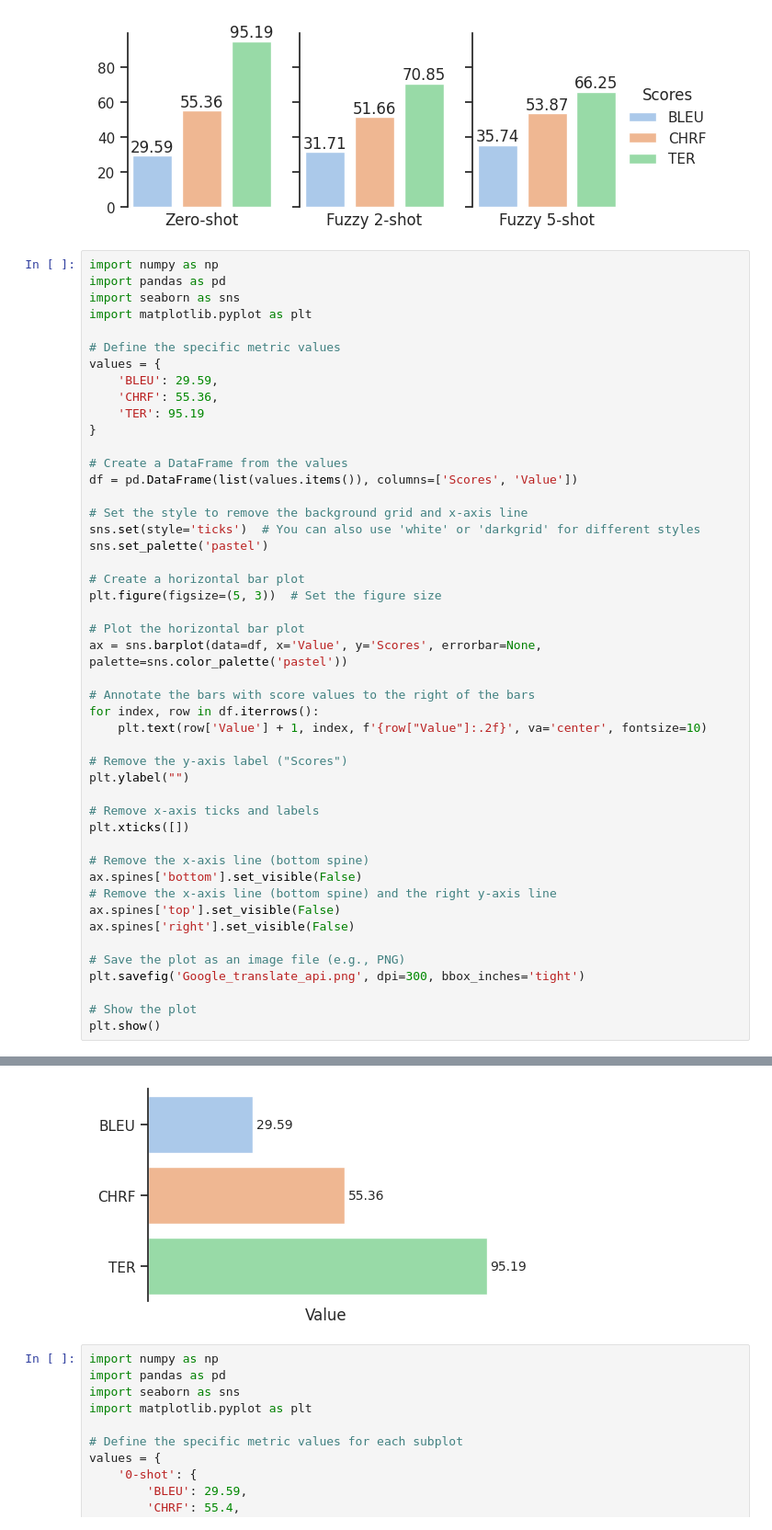
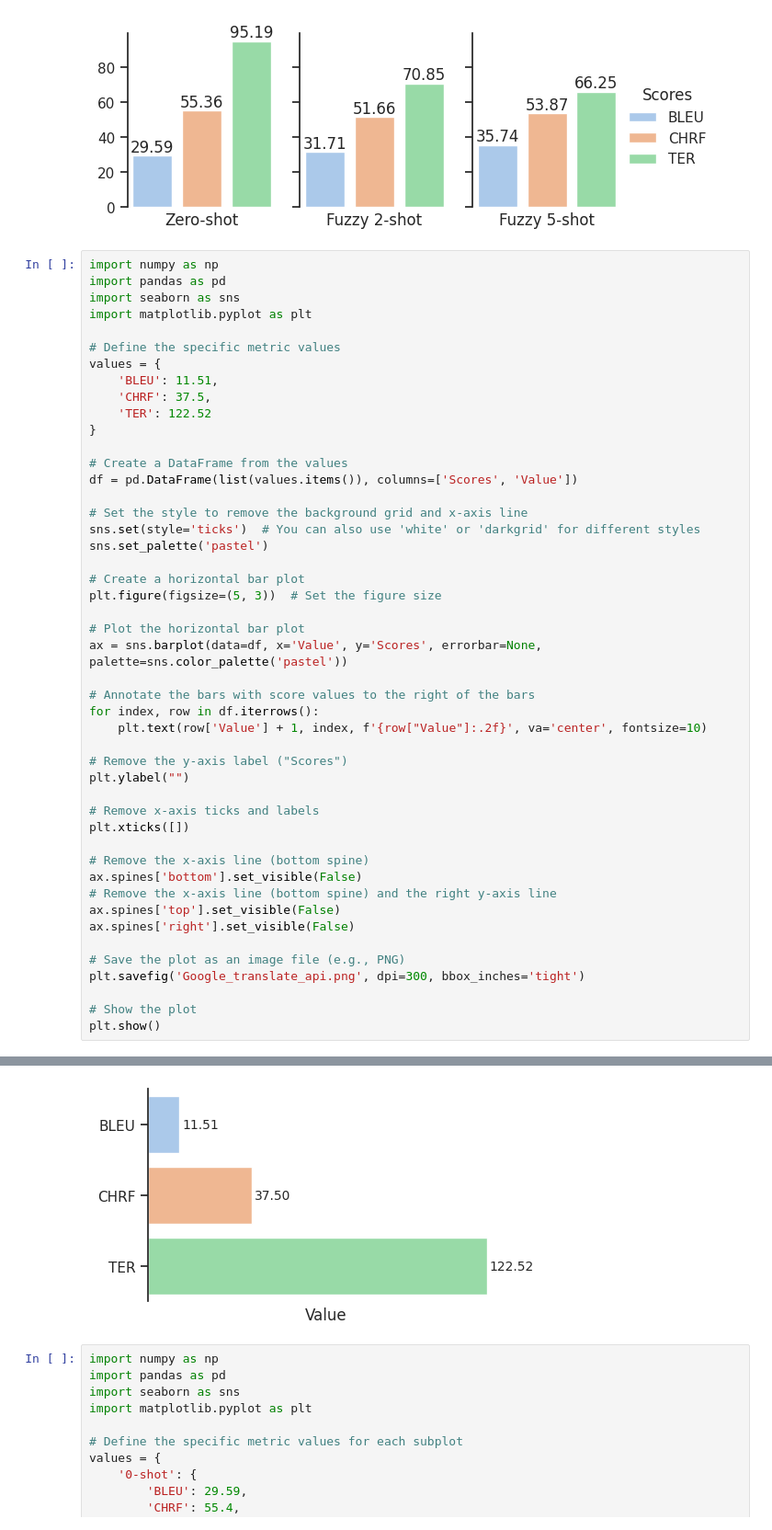
Before and after one commit to mhannani/Adaptive_machine_translation_with_LLMs, a Jupyter notebook: notebook/charts.ipynb, the cells around one changed output, grey strips where cells are left out. Shown: that part at 92% size. Saved outputs shown, nothing was run; the diff lists cells and outputs as text.

```diff
--- a/notebook/charts.ipynb
+++ b/notebook/charts.ipynb
@@ -1263,9 +1263,9 @@ import matplotlib.pyplot as plt
 
 # Define the specific metric values
 values = {
-    'BLEU': 29.59,
-    'CHRF': 55.36,
-    'TER': 95.19
+    'BLEU': 11.51,
+    'CHRF': 37.5,
+    'TER': 122.52
 }
 
 # Create a DataFrame from the values
@@ -1279,34 +1279,34 @@ sns.set_palette('pastel')
 plt.figure(figsize=(5, 3))  # Set the figure size
 
 # Plot the horizontal bar plot
 ax = sns.barplot(data=df, x='Value', y='Scores', errorbar=None, palette=sns.color_palette('pastel'))
 
 # Annotate the bars with score values to the right of the bars
 for index, row in df.iterrows():
     plt.text(row['Value'] + 1, index, f'{row["Value"]:.2f}', va='center', fontsize=10)
 
 # Remove the y-axis label ("Scores")
 plt.ylabel("")
 
 # Remove x-axis ticks and labels
 plt.xticks([])
 
 # Remove the x-axis line (bottom spine)
 ax.spines['bottom'].set_visible(False)
 # Remove the x-axis line (bottom spine) and the right y-axis line
 ax.spines['top'].set_visible(False)
 ax.spines['right'].set_visible(False)
 
 # Save the plot as an image file (e.g., PNG)
 plt.savefig('Google_translate_api.png', dpi=300, bbox_inches='tight')
 
 # Show the plot
 plt.show()
 # %% [output]
 Passing `palette` without assigning `hue` is deprecated and will be removed in v0.14.0. Assign the `y` variable to `hue` and set `legend=False` for the same effect.
 
   ax = sns.barplot(data=df, x='Value', y='Scores', errorbar=None, palette=sns.color_palette('pastel'))
-[figure, old version]
+[figure, new version]
 # %%
 import numpy as np
 import pandas as pd
```
Also changed, not shown: parts of 1 cell of this notebook, 12 other files.
